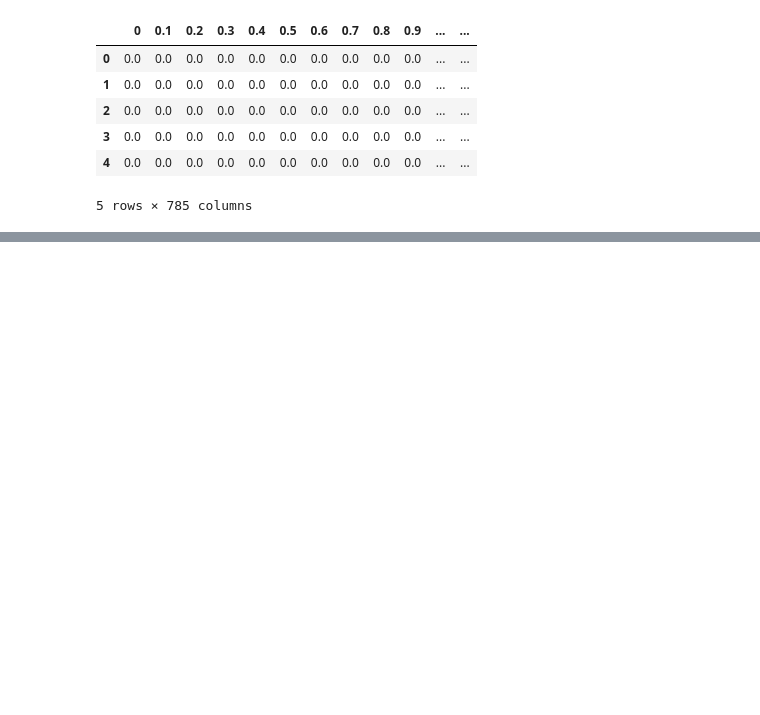
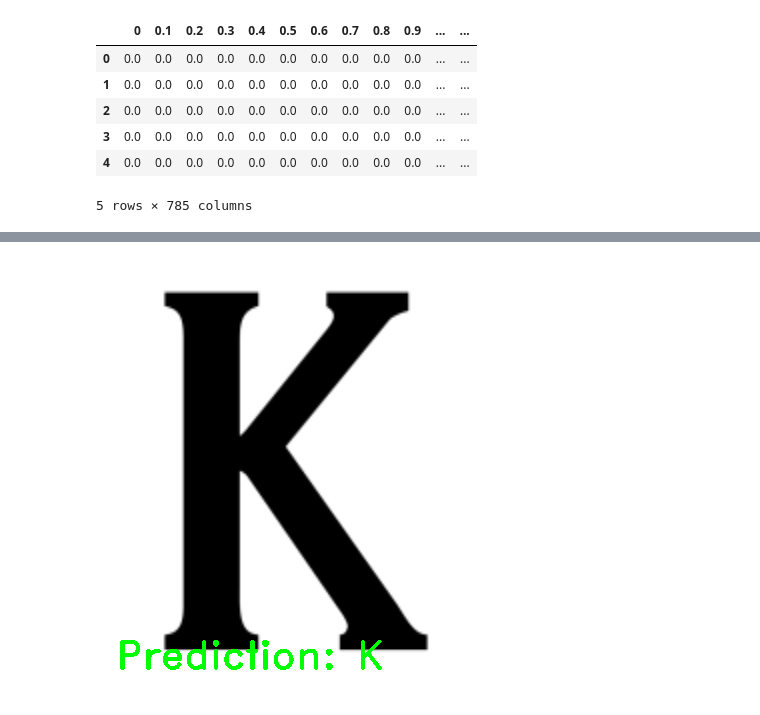
Before and after one commit to 1RakshitPatil/Handwritten_Character_Recognition, a Jupyter notebook: HANDWRITTEN_USING_BACK_PROPOGATION.ipynb, the cells around one changed output, grey strips where cells are left out. Drawn from its saved outputs; the diff is of its cells as text; code cells hidden in the pictures; blank space fills up the shorter version.

```diff
--- a/HANDWRITTEN_USING_BACK_PROPOGATION.ipynb
+++ b/HANDWRITTEN_USING_BACK_PROPOGATION.ipynb
@@ -75,0 +156,20 @@ model.add(Dense(26, activation='softmax'))
+# %%
+import cv2
+from tensorflow.keras.models import load_model
+
+model = load_model('ffnn_handwritten_model.h5')
+
+image = cv2.imread('/content/K.png')
+image = cv2.cvtColor(image, cv2.COLOR_BGR2GRAY)
+image = cv2.resize(image, (28,28))
+
+# Invert & normalize
+image = 255 - image
+image = image / 255.0
+
+# Flatten for FFNN
+image = image.reshape(1, 784)
+
+prediction = words[np.argmax(model.predict(image))]
+
+print("Predicted Character:", prediction)
@@ -75,0 +180,35 @@ model.add(Dense(26, activation='softmax'))
+# %%
+import cv2
+from google.colab.patches import cv2_imshow
+
+# The 'prediction' variable from the previous cell is correctly 'A'.
+
+# Reload the original image specifically for display purposes.
+display_image = cv2.imread('K.png')
+
+if display_image is None:
+    print("Error: Could not load image 'E.png'. Please ensure the file exists.")
+else:
+    # Ensure the image is in a 3-channel format suitable for cv2.putText with color.
+    # If the image is grayscale (2D array), convert it to BGR.
+    if len(display_image.shape) == 2:
+        display_image = cv2.cvtColor(display_image, cv2.COLOR_GRAY2BGR)
+    # If the image has 4 channels (e.g., RGBA), convert to BGR.
+    elif display_image.shape[2] == 4:
+        display_image = cv2.cvtColor(display_image, cv2.COLOR_BGRA2BGR)
+
+    # Convert from BGR (OpenCV default) to RGB for consistent display with many tools.
+    # cv2_imshow typically handles BGR, but RGB is a safer general practice.
+    display_image = cv2.cvtColor(display_image, cv2.COLOR_BGR2RGB)
+
+    # Resize the image for better visualization, as originally intended.
+    display_image = cv2.resize(display_image, (400, 440))
+
+    # Add the prediction text to the image. The 'prediction' variable holds the correct result.
+    # Text color (0, 255, 0) is green in RGB.
+    cv2.putText(display_image, "Prediction: " + prediction, (20, 410), cv2.FONT_HERSHEY_DUPLEX, 1.3, (0, 255, 0), 2)
+
+    # Display the image.
+    cv2_imshow(display_image)
+# %% [output]
+[figure, added]
```
Also changed, not shown: parts of 11 cells of this notebook.
